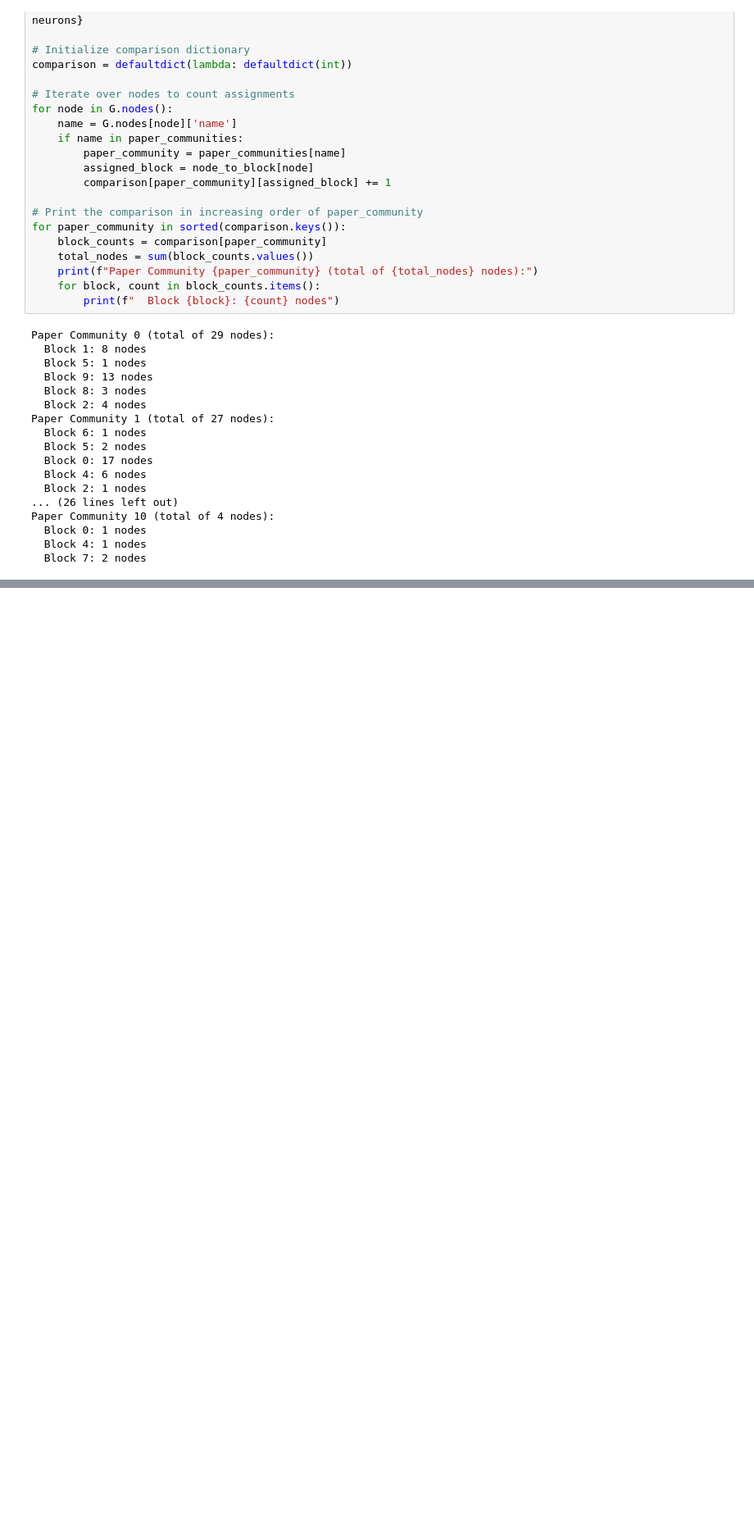
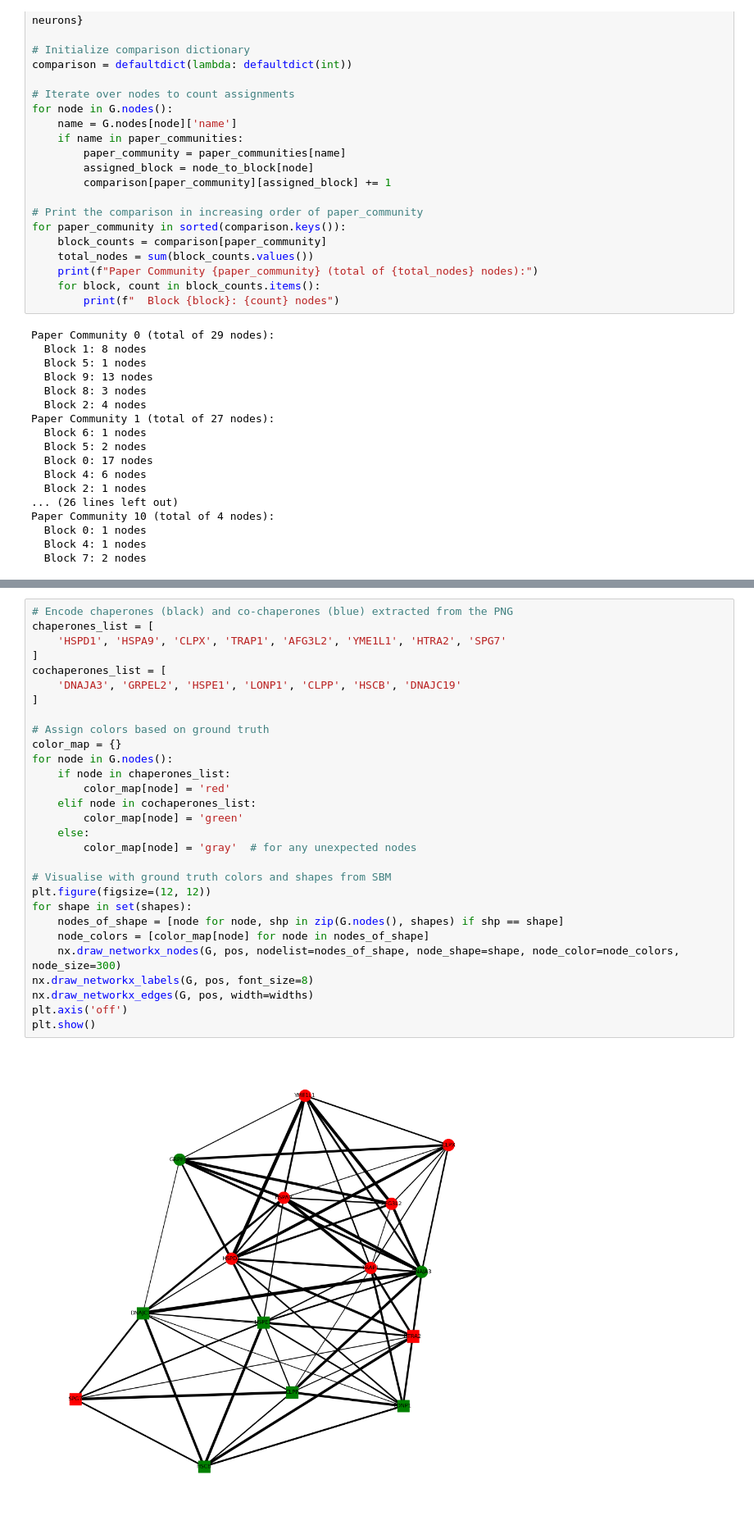
Before and after one commit to xxEthene/ST5225, a Jupyter notebook: lecture8.ipynb, the cells around one changed output, grey strips where cells are left out. Shown at 82% size. Saved outputs shown, nothing was run; the diff lists cells and outputs as text; blank space fills up the shorter version.

```diff
--- a/lecture8.ipynb
+++ b/lecture8.ipynb
@@ -438,0 +622,31 @@ Paper Community 10 (total of 4 nodes):
+# %%
+# Encode chaperones (black) and co-chaperones (blue) extracted from the PNG
+chaperones_list = [
+    'HSPD1', 'HSPA9', 'CLPX', 'TRAP1', 'AFG3L2', 'YME1L1', 'HTRA2', 'SPG7'
+]
+cochaperones_list = [
+    'DNAJA3', 'GRPEL2', 'HSPE1', 'LONP1', 'CLPP', 'HSCB', 'DNAJC19'
+]
+
+# Assign colors based on ground truth
+color_map = {}
+for node in G.nodes():
+    if node in chaperones_list:
+        color_map[node] = 'red'
+    elif node in cochaperones_list:
+        color_map[node] = 'green'
+    else:
+        color_map[node] = 'gray'  # for any unexpected nodes
+
+# Visualise with ground truth colors and shapes from SBM
+plt.figure(figsize=(12, 12))
+for shape in set(shapes):
+    nodes_of_shape = [node for node, shp in zip(G.nodes(), shapes) if shp == shape]
+    node_colors = [color_map[node] for node in nodes_of_shape]
+    nx.draw_networkx_nodes(G, pos, nodelist=nodes_of_shape, node_shape=shape, node_color=node_colors, node_size=300)
+nx.draw_networkx_labels(G, pos, font_size=8)
+nx.draw_networkx_edges(G, pos, width=widths)
+plt.axis('off')
+plt.show()
+# %% [output]
+[figure, added]
```
Also changed, not shown: parts of 9 cells of this notebook.
